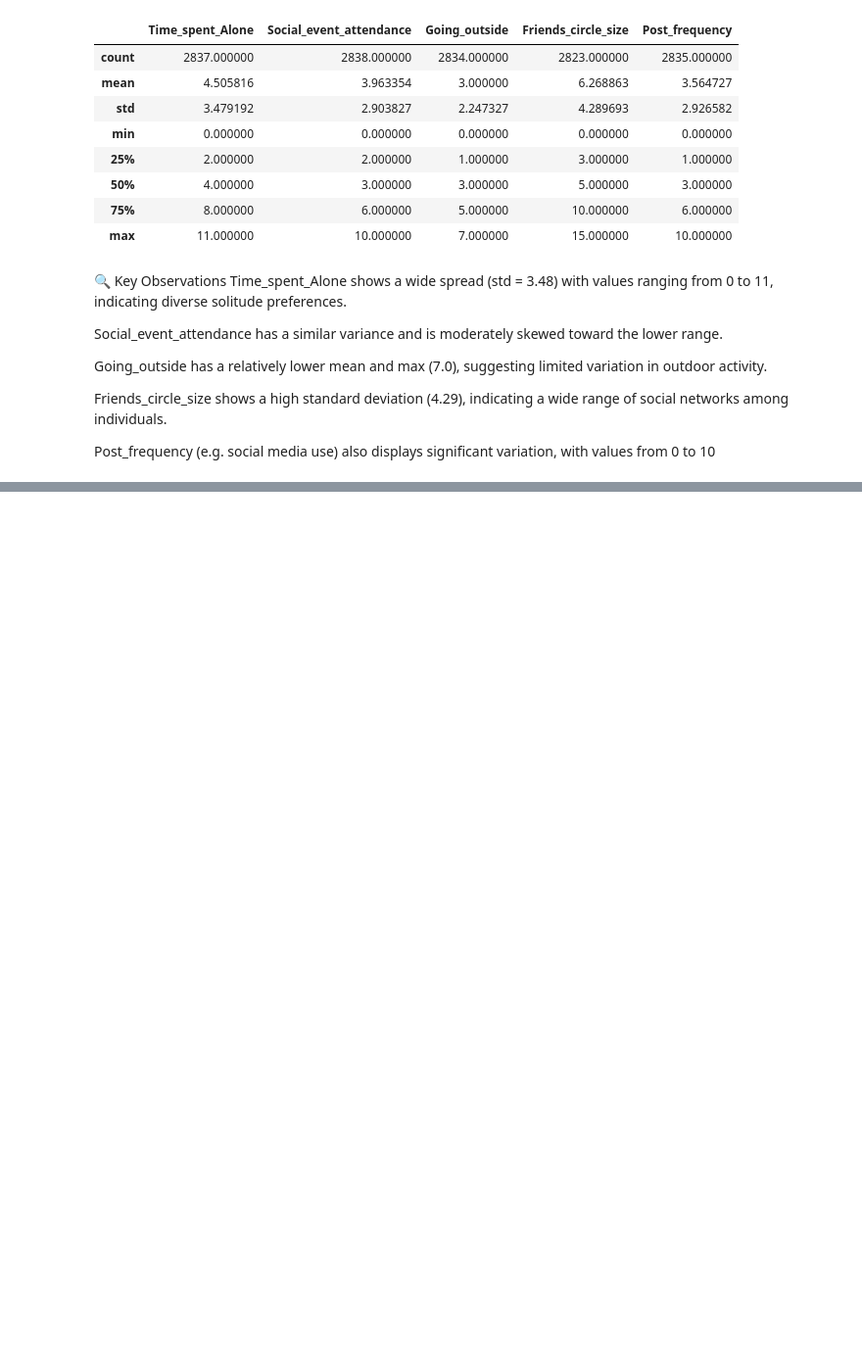
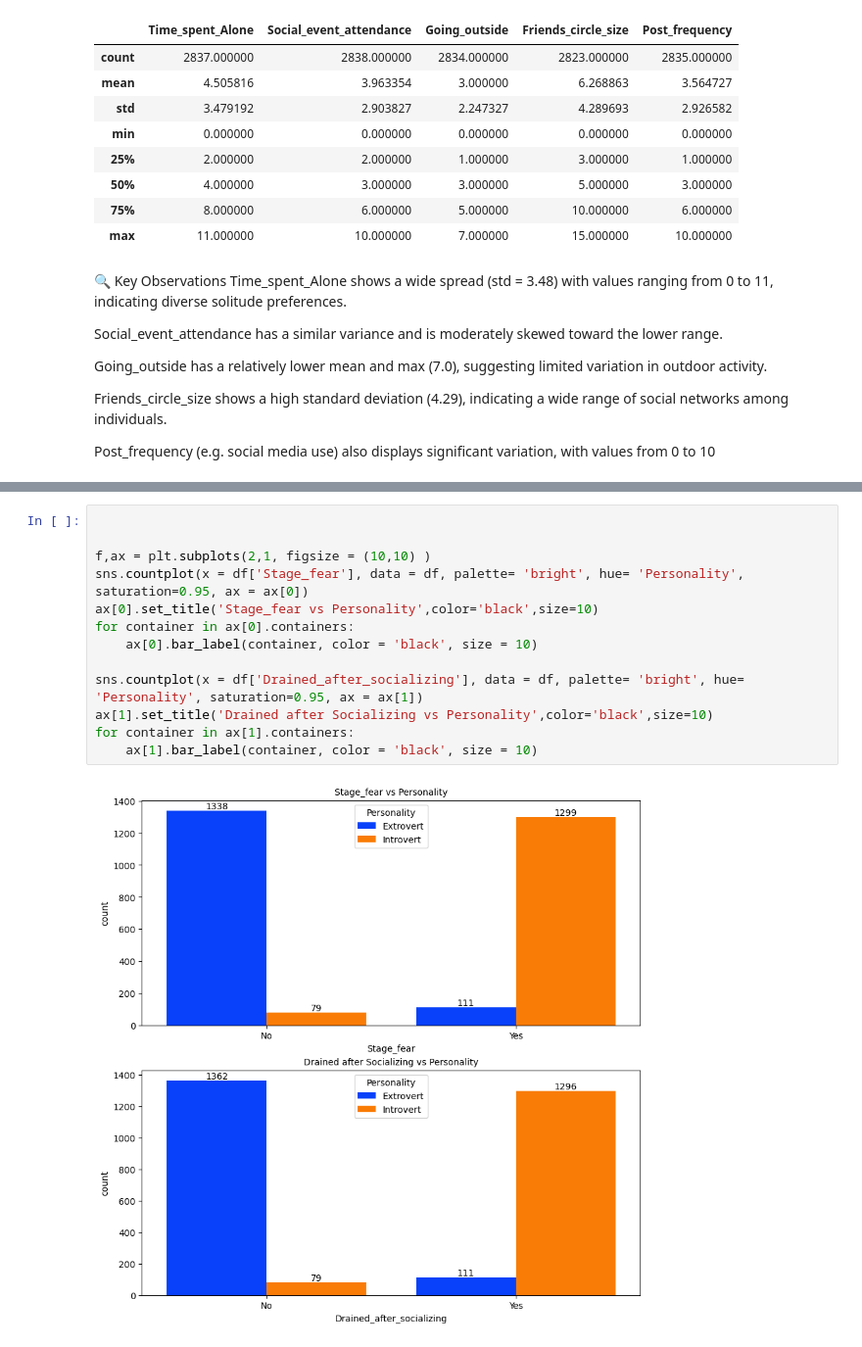
Before and after one commit to amarpoji/inttroversion-extroversion-ml, a Jupyter notebook: notebook/data/EDA_PERSONALITY.ipynb, the cells around one changed output, grey strips where cells are left out. Shown at 98% size. Drawn from its saved outputs; the diff is of its cells as text; blank space fills up the shorter version.

```diff
--- a/notebook/data/EDA_PERSONALITY.ipynb
+++ b/notebook/data/EDA_PERSONALITY.ipynb
@@ -199,0 +284,15 @@ Post_frequency (e.g. social media use) also displays significant variation, with
+# %%
+
+
+f,ax = plt.subplots(2,1, figsize = (10,10) )
+sns.countplot(x = df['Stage_fear'], data = df, palette= 'bright', hue= 'Personality', saturation=0.95, ax = ax[0])
+ax[0].set_title('Stage_fear vs Personality',color='black',size=10)
+for container in ax[0].containers:
+    ax[0].bar_label(container, color = 'black', size = 10)
+
+sns.countplot(x = df['Drained_after_socializing'], data = df, palette= 'bright', hue= 'Personality', saturation=0.95, ax = ax[1])
+ax[1].set_title('Drained after Socializing vs Personality',color='black',size=10)
+for container in ax[1].containers:
+    ax[1].bar_label(container, color = 'black', size = 10)
+# %% [output]
+[figure, added]
```
Also changed, not shown: parts of 16 cells of this notebook, 5 other files.
